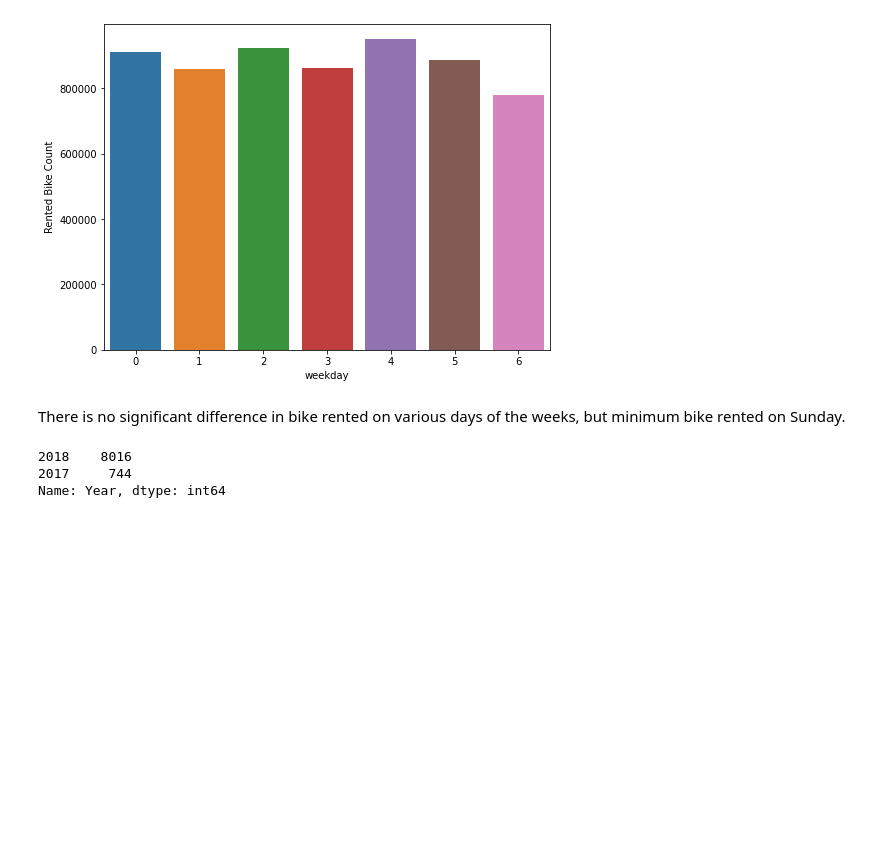
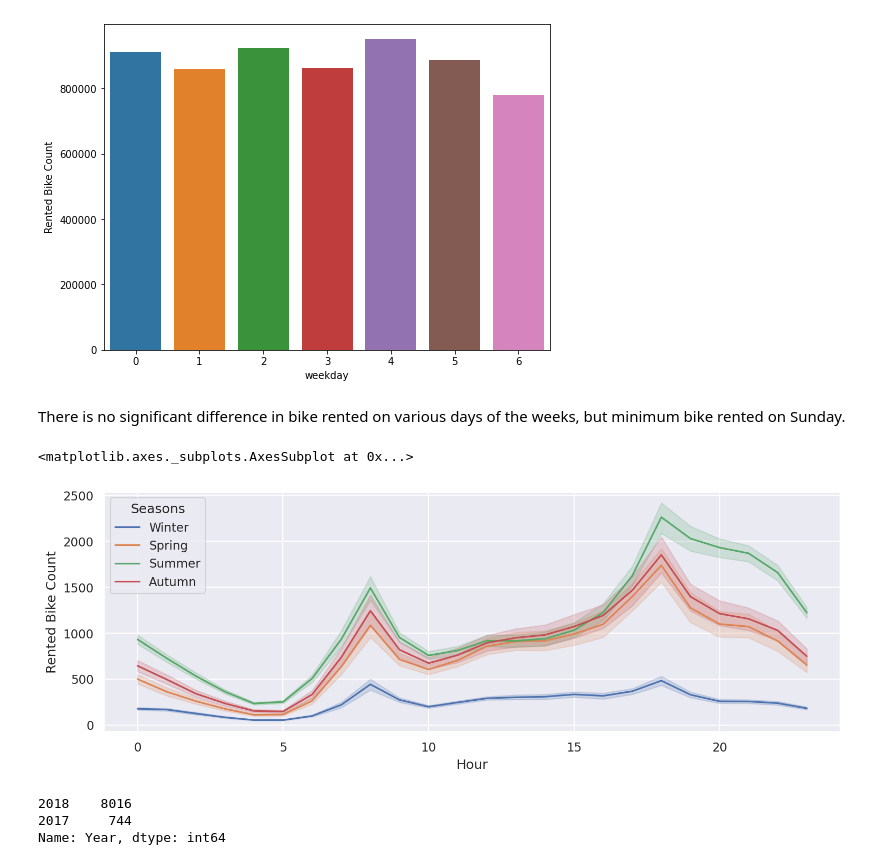
Before and after one commit to shubham-bhadouria/-Seoul-Bike-Sharing-Demand-Prediction, a Jupyter notebook: Copy_of_Copy_of_Bike_Sharing_Demand_Prediction_Capstone_Project.ipynb, the cells around one changed output. Saved outputs shown, nothing was run; the diff lists cells and outputs as text; code cells hidden in the pictures; blank space fills up the shorter version.

```diff
--- a/Copy_of_Copy_of_Bike_Sharing_Demand_Prediction_Capstone_Project.ipynb
+++ b/Copy_of_Copy_of_Bike_Sharing_Demand_Prediction_Capstone_Project.ipynb
@@ -204,6 +204,13 @@ sns.barplot(x ='weekday', y ='Rented Bike Count', data = bike_data.groupby('week
 [figure]
 # %% [markdown]
 There is no significant difference in bike rented on various days of the weeks, but minimum bike rented on Sunday.
+# %%
+# line plot for bike rented on various seasonal at various hours of a day
+plt.figure(figsize=(12,4), dpi=150)
+sns.lineplot(data=bike_data, x="Hour", y="Rented Bike Count", hue="Seasons")
+# %% [output]
+<matplotlib.axes._subplots.AxesSubplot at 0x...>
+[figure, added]
 # %%
 # total data for each year
 bike_data['Year'].value_counts()
```
Also changed, not shown: parts of 16 cells of this notebook.
